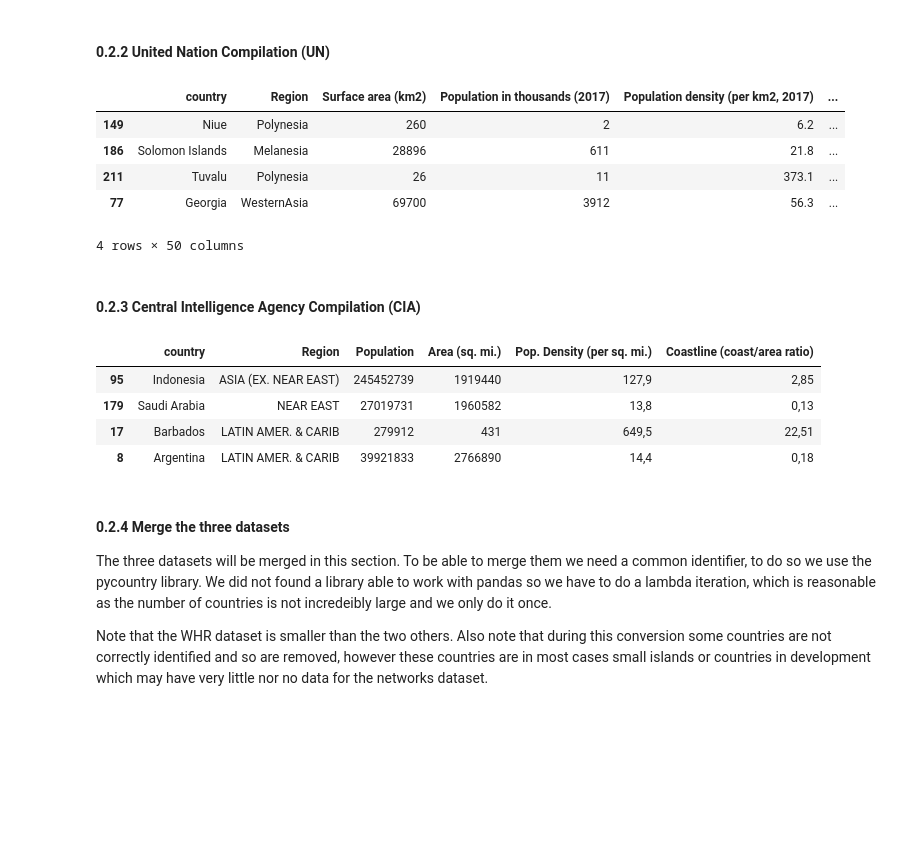
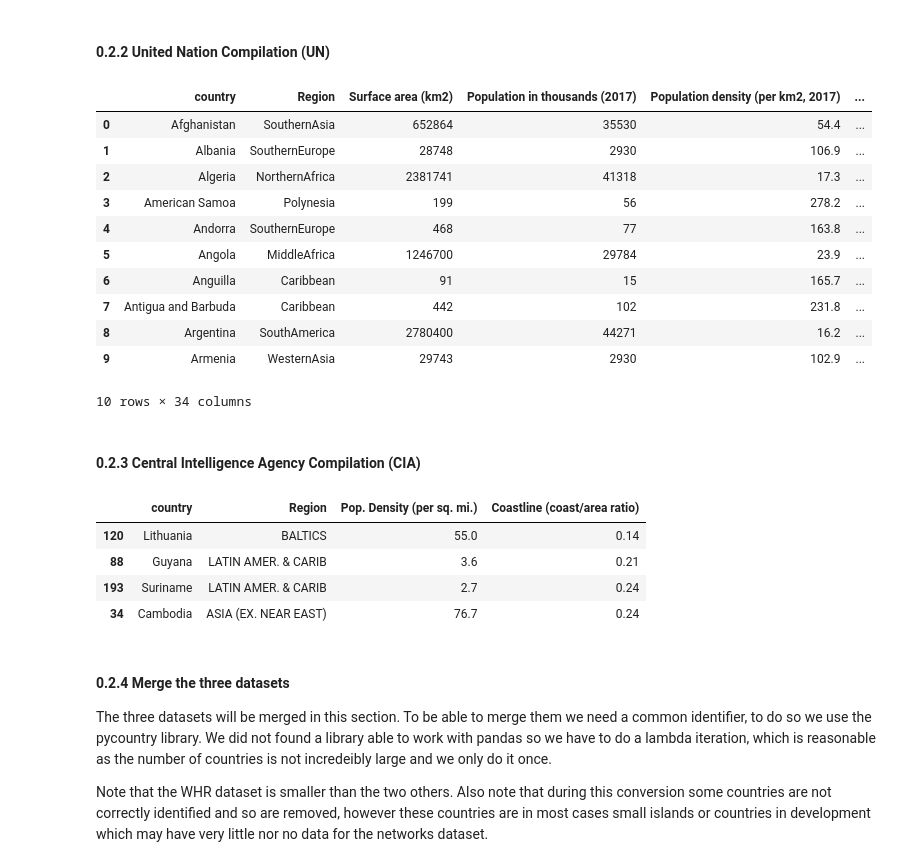
Before and after one commit to asreva/ada-2020-project-milestone-p3-p3_ada-dream-team, a Jupyter notebook: friendship_and_home_position.ipynb, the cells around one changed output. Drawn from its saved outputs; the diff is of its cells as text; code cells hidden in the pictures; blank space fills up the shorter version.

```diff
--- a/friendship_and_home_position.ipynb
+++ b/friendship_and_home_position.ipynb
@@ -136,25 +158,43 @@ country_WHR.sample(4)
 # %% [markdown]
 #### 0.2.2  United Nation Compilation (UN)
+# %%
+#Converts the ratio string ("x/y") to the corresponding float
+def string_div_to_float(my_string):
+    try:
+        num, denom = my_string.split('/')
+        return float(num) / float(denom)
+    except ValueError: #some of the data have ".../..." as a ratio...
+        return -100
 # %%
-#Load data
-country_UN = pd.read_csv(PATH+"country_profile_variables.csv")
+#Load data (Some datasets represents ratio as such strings "x/y", we will convert it with a float resulting of the division)
+country_UN = pd.read_csv(PATH+"country_profile_variables.csv", converters={"Labour force participation (female/male pop. %)":string_div_to_float, "Life expectancy at birth (females/males, years)":string_div_to_float,"Education: Primary gross enrol. ratio (f/m per 100 pop.)":string_div_to_float, "Education: Tertiary gross enrol. ratio (f/m per 100 pop.)":string_div_to_float,"Population age distribution (0-14 / 60+ years, %)":string_div_to_float, "Forested area (% of land area)":string_div_to_float,"Education: Secondary gross enrol. ratio (f/m per 100 pop.)":string_div_to_float,"International migrant stock (000/% of total pop.)":string_div_to_float,"Energy supply per capita (Gigajoules)":string_div_to_float,"Pop. using improved drinking water (urban/rural, %)":string_div_to_float})
+
+#Treat some aberrations
+country_UN = country_UN.replace("~0.0",0)
+country_UN = country_UN.replace("...",np.nan)
 
 #Drop the columns if there is an invalid data (we won't be able to use feature if not all country have it)
 country_UN = country_UN.dropna(axis = 1)
 
 #Remove Guadeloupe and Mayotte that are french
 country_UN = country_UN[country_UN.country != "Guadeloupe"]
 country_UN = country_UN[country_UN.country != "Mayotte"]
 
 #Sample dataframe to analyze and verify structure
-country_UN.sample(4)
+country_UN.head(10)
 # %% [output]
 |  | country | Region | Surface area (km2) | Population in thousands (2017) | Population density (per km2, 2017) | ... |
-| 149 | Niue | Polynesia | 260 | 2 | 6.2 | ... |
-| 186 | Solomon Islands | Melanesia | 28896 | 611 | 21.8 | ... |
-| 211 | Tuvalu | Polynesia | 26 | 11 | 373.1 | ... |
-| 77 | Georgia | WesternAsia | 69700 | 3912 | 56.3 | ... |
+| 0 | Afghanistan | SouthernAsia | 652864 | 35530 | 54.4 | ... |
+| 1 | Albania | SouthernEurope | 28748 | 2930 | 106.9 | ... |
+| 2 | Algeria | NorthernAfrica | 2381741 | 41318 | 17.3 | ... |
+| 3 | American Samoa | Polynesia | 199 | 56 | 278.2 | ... |
+| 4 | Andorra | SouthernEurope | 468 | 77 | 163.8 | ... |
+| 5 | Angola | MiddleAfrica | 1246700 | 29784 | 23.9 | ... |
+| 6 | Anguilla | Caribbean | 91 | 15 | 165.7 | ... |
+| 7 | Antigua and Barbuda | Caribbean | 442 | 102 | 231.8 | ... |
+| 8 | Argentina | SouthAmerica | 2780400 | 44271 | 16.2 | ... |
+| 9 | Armenia | WesternAsia | 29743 | 2930 | 102.9 | ... |
-4 rows × 50 columns
+10 rows × 34 columns
 # %% [markdown]
 #### 0.2.3  Central Intelligence Agency Compilation (CIA)
 # %%
@@ -163,6 +203,9 @@ country_CIA = pd.read_csv(PATH+"countries of the world.csv")
 
 #Same country index name
 country_CIA = country_CIA.rename(columns = {"Country":"country"})
+
+#Change commas with dot
+country_CIA = country_CIA.stack().str.replace(',','.').unstack()
 
 #Remove Guadeloupe and Mayotte that are french and Virgin Islands that are american
 country_CIA = country_CIA[country_CIA.country != "Guadeloupe "]
@@ -175,11 +218,11 @@ country_CIA = country_CIA.dropna(axis = 1)
 #Sample dataframe to analyze and verify structure
 country_CIA.sample(4)
 # %% [output]
-|  | country | Region | Population | Area (sq. mi.) | Pop. Density (per sq. mi.) | Coastline (coast/area ratio) |
-| 95 | Indonesia | ASIA (EX. NEAR EAST) | 245452739 | 1919440 | 127,9 | 2,85 |
-| 179 | Saudi Arabia | NEAR EAST | 27019731 | 1960582 | 13,8 | 0,13 |
-| 17 | Barbados | LATIN AMER. & CARIB | 279912 | 431 | 649,5 | 22,51 |
-| 8 | Argentina | LATIN AMER. & CARIB | 39921833 | 2766890 | 14,4 | 0,18 |
+|  | country | Region | Pop. Density (per sq. mi.) | Coastline (coast/area ratio) |
+| 120 | Lithuania | BALTICS | 55.0 | 0.14 |
+| 88 | Guyana | LATIN AMER. & CARIB | 3.6 | 0.21 |
+| 193 | Suriname | LATIN AMER. & CARIB | 2.7 | 0.24 |
+| 34 | Cambodia | ASIA (EX. NEAR EAST) | 76.7 | 0.24 |
 # %% [markdown]
 #### 0.2.4 Merge the three datasets
 The three datasets will be merged in this section. To be able to merge them we need a common identifier, to do so we use the pycountry library. We did not found a library able to work with pandas so we have to do a lambda iteration, which is reasonable as the number of countries is not incredeibly large and we only do it once.
```
Also changed, not shown: parts of 52 cells of this notebook.
